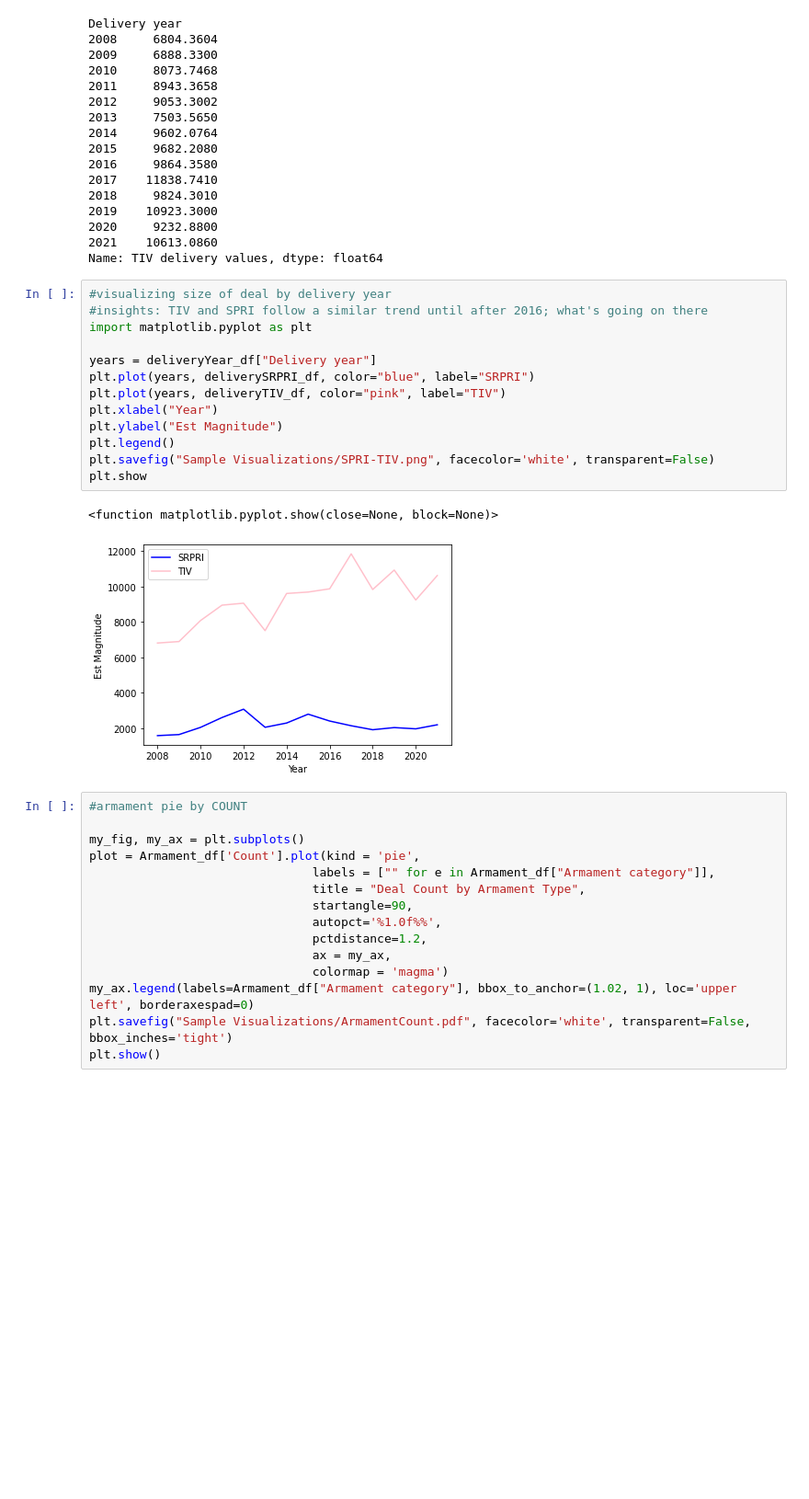
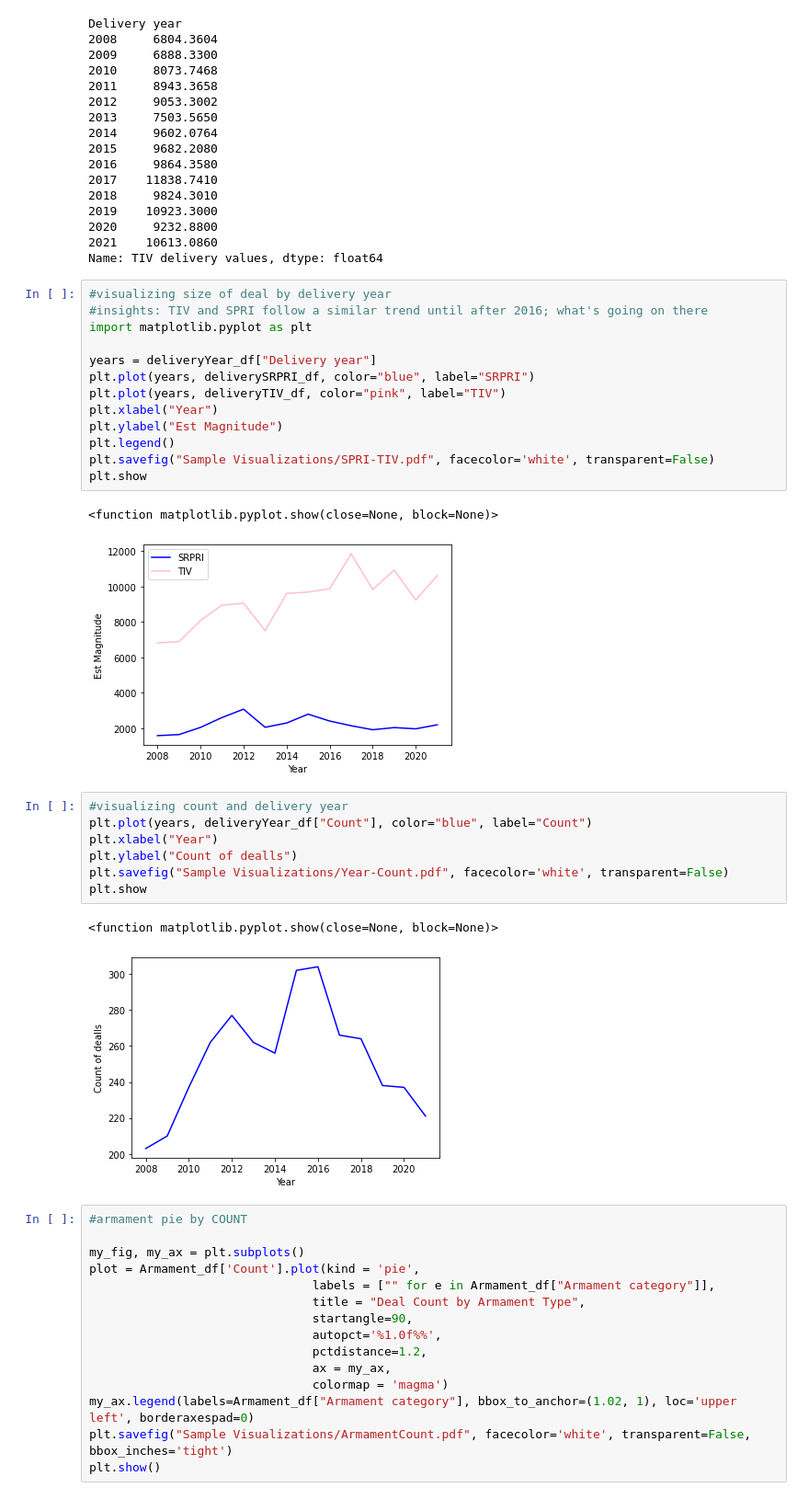
Before and after one commit to michelle352l/cs1951-PeaceLab, a Jupyter notebook: Weapons_Database/data_analysis.ipynb, the cells around one changed output. Shown at 92% size. Saved outputs shown, nothing was run; the diff lists cells and outputs as text; blank space fills up the shorter version.

```diff
--- a/Weapons_Database/data_analysis.ipynb
+++ b/Weapons_Database/data_analysis.ipynb
@@ -164,11 +164,21 @@ plt.plot(years, deliveryTIV_df, color="pink", label="TIV")
 plt.xlabel("Year")
 plt.ylabel("Est Magnitude")
 plt.legend()
-plt.savefig("Sample Visualizations/SPRI-TIV.png", facecolor='white', transparent=False)
+plt.savefig("Sample Visualizations/SPRI-TIV.pdf", facecolor='white', transparent=False)
 plt.show
 # %% [output]
 <function matplotlib.pyplot.show(close=None, block=None)>
 [figure]
+# %%
+#visualizing count and delivery year
+plt.plot(years, deliveryYear_df["Count"], color="blue", label="Count")
+plt.xlabel("Year")
+plt.ylabel("Count of dealls")
+plt.savefig("Sample Visualizations/Year-Count.pdf", facecolor='white', transparent=False)
+plt.show
+# %% [output]
+<function matplotlib.pyplot.show(close=None, block=None)>
+[figure, added]
 # %%
 #armament pie by COUNT
 
```
Also changed, not shown: parts of 1 cell of this notebook, 1 other file.
